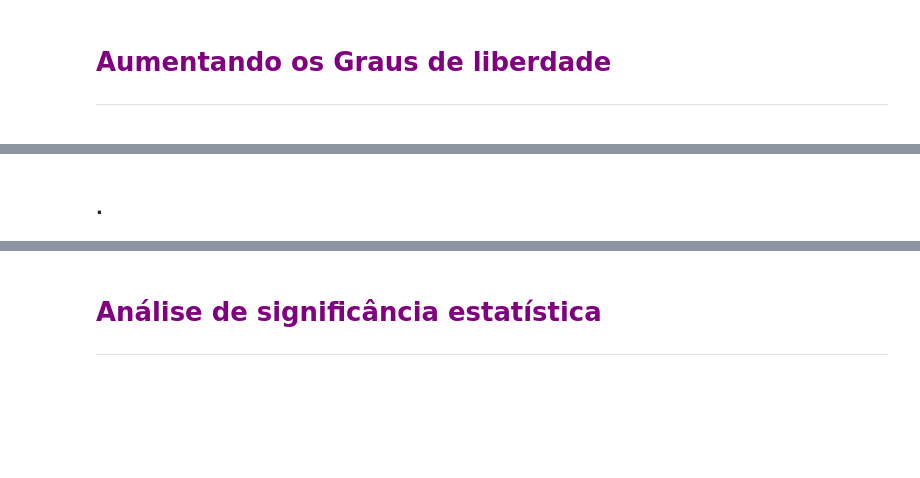
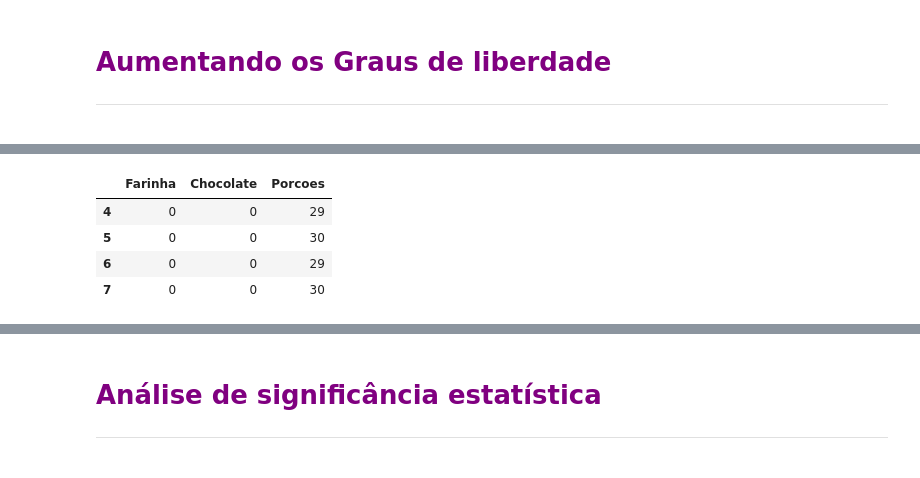
Before and after one commit to paulo-emilio/Cursos-em-Data-Science, a Jupyter notebook: Formacao-Data-Science/10-Analise-de-experimentos-testes-mapas-de-cores-e-analises-dos-dados/Planejamento_experimentos_aula.ipynb, the cells around one changed output, grey strips where cells are left out. Cells and saved outputs as stored; diff of their text form; code cells hidden in the pictures; blank space fills up the shorter version.

```diff
--- a/Formacao-Data-Science/10-Analise-de-experimentos-testes-mapas-de-cores-e-analises-dos-dados/Planejamento_experimentos_aula.ipynb
+++ b/Formacao-Data-Science/10-Analise-de-experimentos-testes-mapas-de-cores-e-analises-dos-dados/Planejamento_experimentos_aula.ipynb
@@ -230,5 +231,3 @@ Notes:
 
 
 <hr>
-# %% [markdown]
-### .
@@ -234,0 +243,8 @@ Notes:
+# %%
+centro_df
+# %% [output]
+|  | Farinha | Chocolate | Porcoes |
+| 4 | 0 | 0 | 29 |
+| 5 | 0 | 0 | 30 |
+| 6 | 0 | 0 | 29 |
+| 7 | 0 | 0 | 30 |
```
Also changed, not shown: parts of 9 cells of this notebook.
